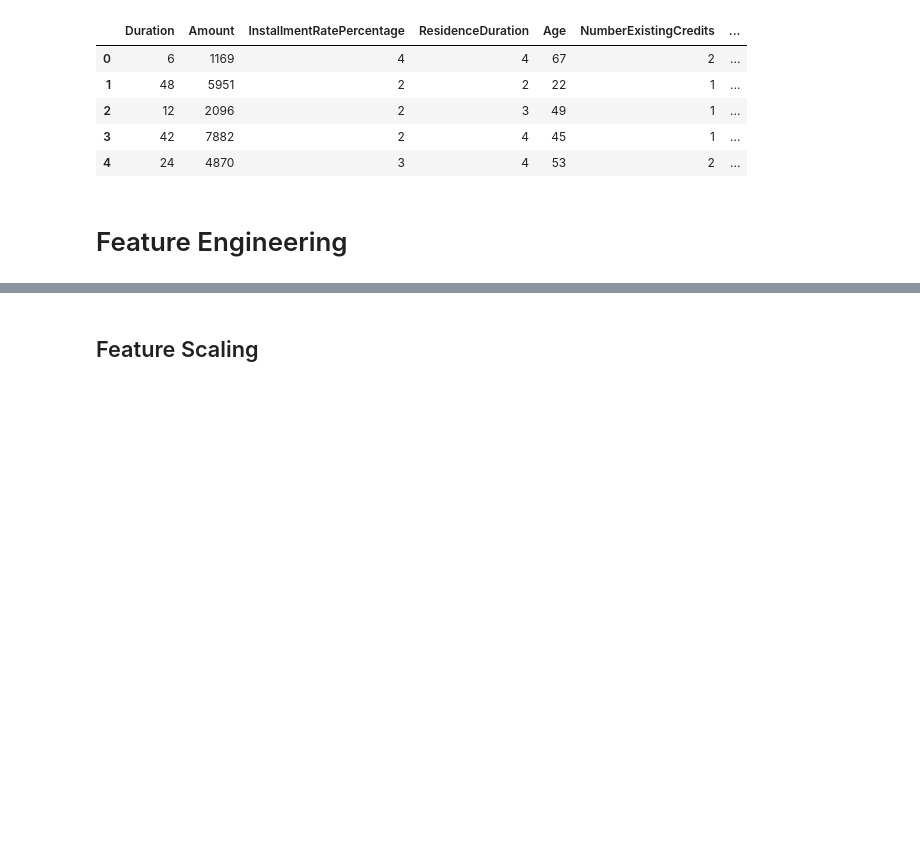
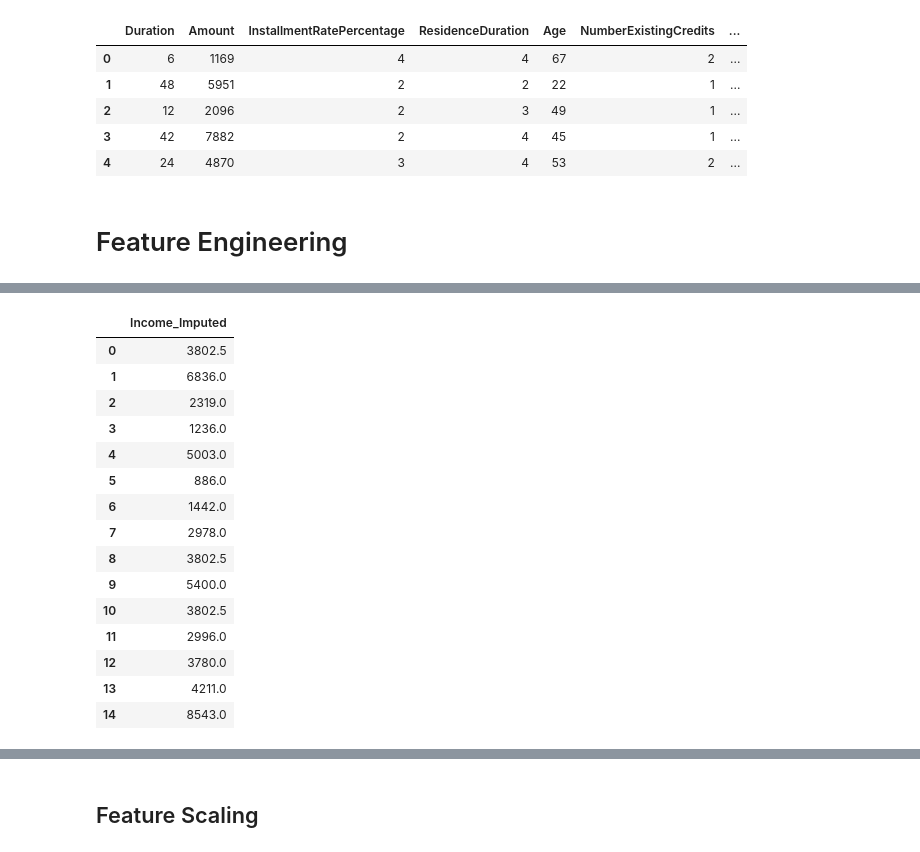
Before and after one commit to stepthom/869_course, a Jupyter notebook: classification/slides_classification_feature_engineering.ipynb, the cells around one changed output, grey strips where cells are left out. Cells and saved outputs as stored; diff of their text form; code cells hidden in the pictures; blank space fills up the shorter version.

```diff
--- a/classification/slides_classification_feature_engineering.ipynb
+++ b/classification/slides_classification_feature_engineering.ipynb
@@ -110,0 +157,27 @@ X_train, X_test, y_train, y_test = train_test_split(X, y, test_size=0.2, random_
+# %%
+from sklearn.impute import SimpleImputer
+
+imputer = SimpleImputer(strategy="mean")
+imputer = imputer.fit(X_train[['Income']])
+
+X_train['Income_Imputed'] = imputer.transform(X_train[["Income"]])
+X_test['Income_Imputed'] = imputer.transform(X_test[['Income']])
+# %%
+X_train[["Income_Imputed"]]
+# %% [output]
+|  | Income_Imputed |
+| 0 | 3802.5 |
+| 1 | 6836.0 |
+| 2 | 2319.0 |
+| 3 | 1236.0 |
+| 4 | 5003.0 |
+| 5 | 886.0 |
+| 6 | 1442.0 |
+| 7 | 2978.0 |
+| 8 | 3802.5 |
+| 9 | 5400.0 |
+| 10 | 3802.5 |
+| 11 | 2996.0 |
+| 12 | 3780.0 |
+| 13 | 4211.0 |
+| 14 | 8543.0 |
```
Also changed, not shown: parts of 15 cells of this notebook.
